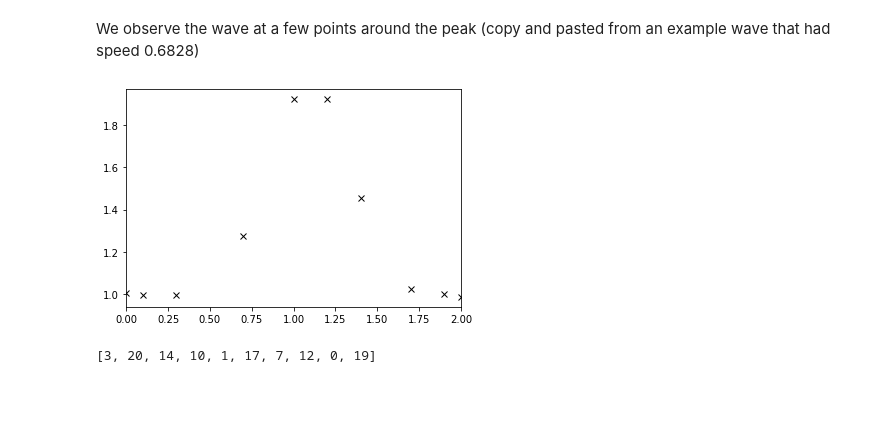
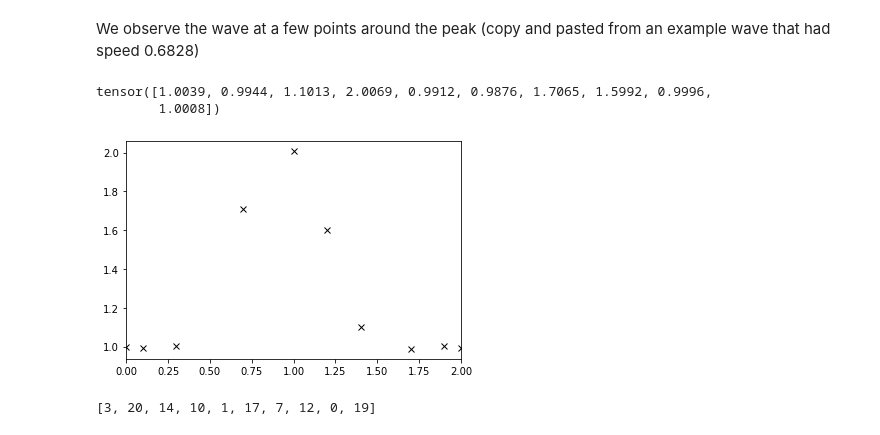
Before and after one commit to lm2612/InformaticsLab, a Jupyter notebook: 01_NDWave.ipynb, the cells around one changed output. Drawn from its saved outputs; the diff is of its cells as text; code cells hidden in the pictures; blank space fills up the shorter version.

```diff
--- a/01_NDWave.ipynb
+++ b/01_NDWave.ipynb
@@ -63,5 +73,0 @@ def wave(guess,plot_wave=False):
-# %%
-guess = 1.
-for i in range(10):
-    speed,h=wave(guess,plot_wave=True)
-print("speed =",speed,"\nh =",h)
@@ -83,0 +76,19 @@ print(np.mean(speed_uncond))
+# %%
+guess = 1.
+speed_uncond,max_pos_uncond = [],[]
+fig = plt.figure(figsize=(10,8));
+ax0 = plt.subplot2grid((2, 2), (0, 0), colspan=2);
+for i in range(1000):
+    plot_wave = True if i < 20 else False
+    speed,h=wave(guess, plot_wave=plot_wave)
+    speed_uncond.append(speed)
+    max_pos_uncond.append(torch.argmax(h))
+
+ax1 = plt.subplot2grid((2, 2), (1, 0));
+ax1.hist(speed_uncond, 25, density=True, alpha=0.7);
+ax1.axvline(np.mean(speed_uncond), c="k", ls="--");
+plt.title("Speed");
+ax2 = plt.subplot2grid((2, 2), (1, 1));
+ax2.hist(max_pos,25, density=True, alpha=0.7);
+ax2.axvline(np.mean(max_pos),c="k",ls="--")
+plt.title("Max Position");
@@ -84,26 +97,27 @@ print(np.mean(speed_uncond))
 # %% [markdown]
 We observe the wave at a few points around the peak (copy and pasted from an example wave that had speed 0.6828)
 # %%
-observed_h = [1.7982, 1.8927, 1.9496, 1.9769, 1.9807,
-              1.9590, 1.9026, 1.8027, 1.6616, 1.4969]
-observed_inds = range(25,36)
+observed_speed,h = wave(guess, plot_wave=False)
 
-observed_speed = speed
 # Pick some random points that we observe
 observed_inds = np.random.choice(len(h),size=10,replace=False)
 # TEMPORARILY FIX THIS
 observed_inds = [3, 20, 14, 10,  1, 17,  7, 12,  0, 19]
+observed_h = ([h[i].item() if i in observed_inds else None for i in range(nx) ])
 observed_h = h[observed_inds]
+print(observed_h)
 
 # Put into data dictionary with named labels
 keys = ["h_{}".format(str(i)) for i in observed_inds]
 data = dict(zip(keys, observed_h))
-
+# data = {"h_c":observed_h}
 # Plot
 plt.plot(np.linspace(0,2,nx)[observed_inds],observed_h.numpy(),'kx');
 plt.axis(xmin=0.,xmax=2);
 # %% [output]
+tensor([1.0039, 0.9944, 1.1013, 2.0069, 0.9912, 0.9876, 1.7065, 1.5992, 0.9996,
+        1.0008])
-[figure, old version]
+[figure, new version]
 # %%
 print(observed_inds)
 # %% [output]
```
Also changed, not shown: parts of 23 cells of this notebook.
